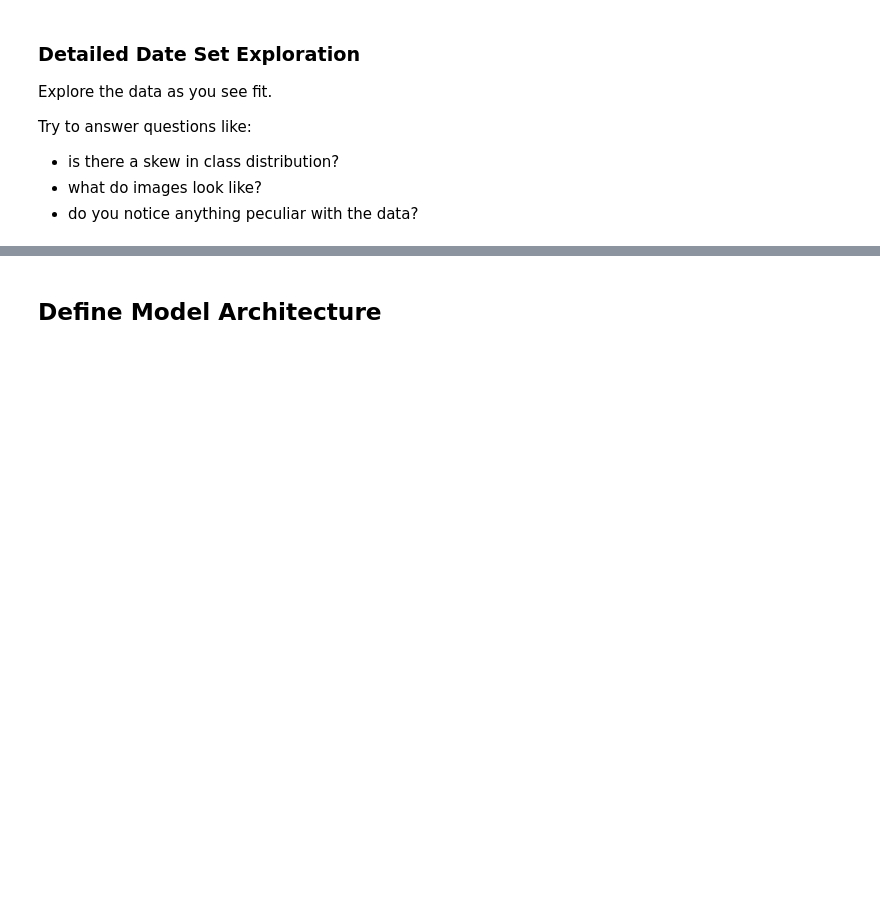
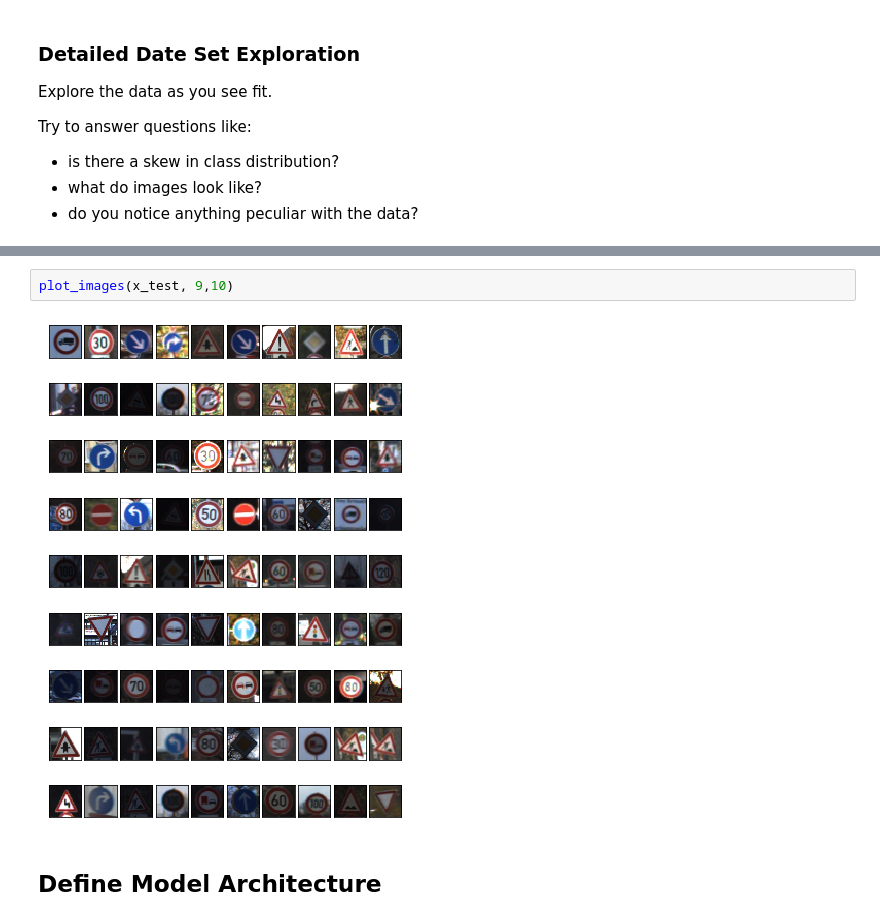
Before and after one commit to mihailrc/mlTutorials, a Jupyter notebook: notebooks/deepLearning/TrafficSignsClassification.ipynb, the cells around one changed output, grey strips where cells are left out. Drawn from its saved outputs; the diff is of its cells as text; blank space fills up the shorter version.

```diff
--- a/notebooks/deepLearning/TrafficSignsClassification.ipynb
+++ b/notebooks/deepLearning/TrafficSignsClassification.ipynb
@@ -82,3 +120,7 @@ plt.rcParams['figure.figsize'] = (7,7)
+# %%
+plot_images(x_test, 9,10)
+# %% [output]
+[figure, added]
 # %% [markdown]
 ## Define Model Architecture
 # %% [markdown]
```
Also changed, not shown: parts of 9 cells of this notebook.
